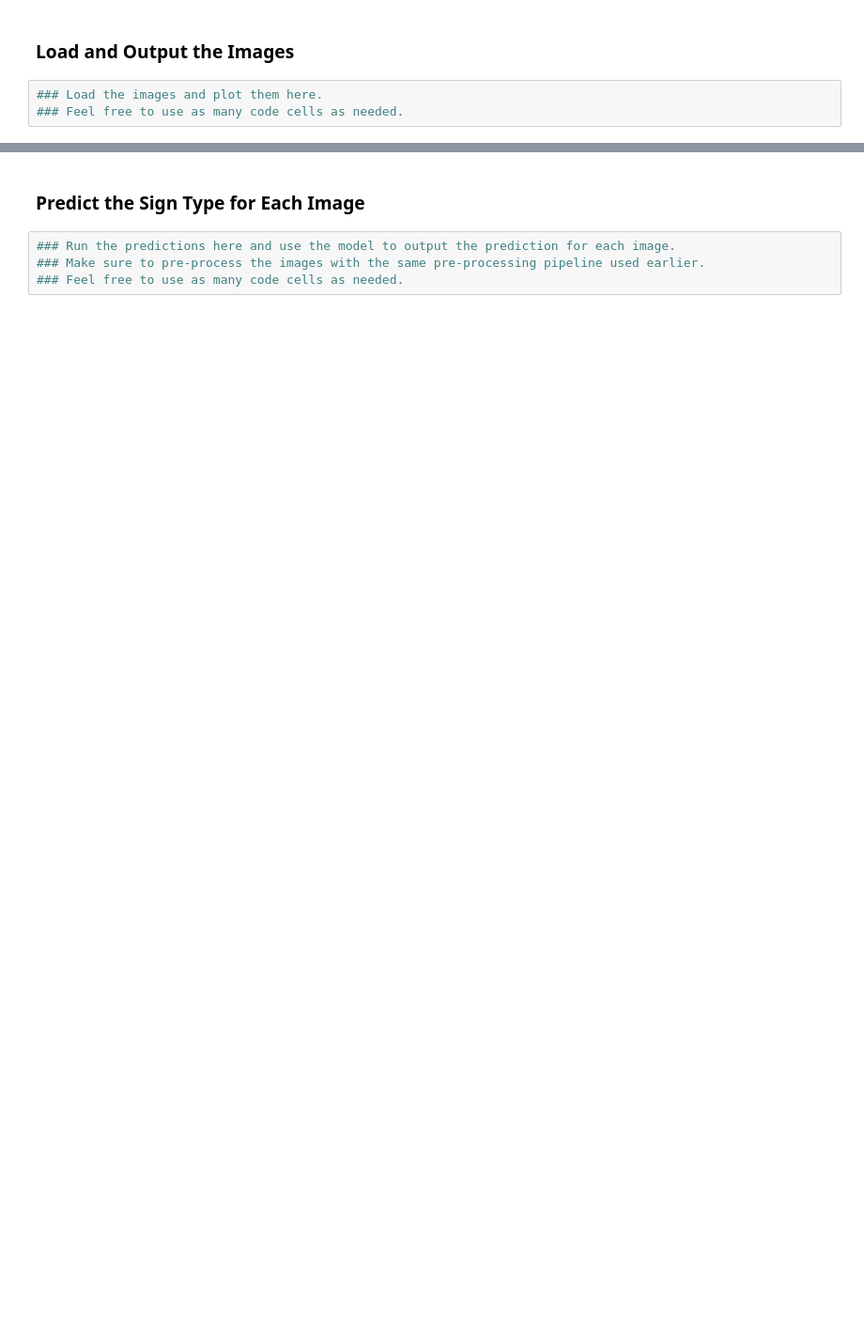
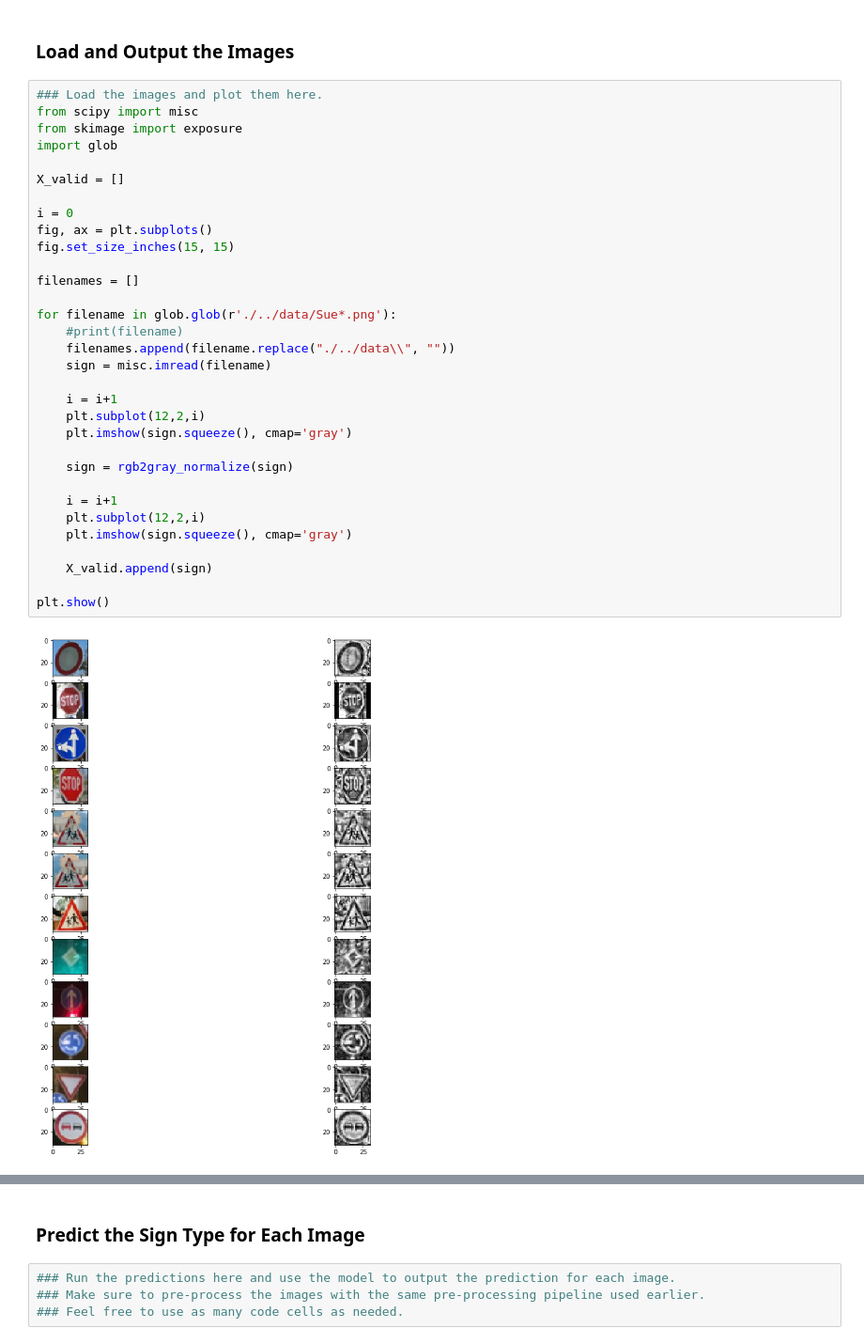
Before and after one commit to AntoniaSophia/CarND-Traffic-Sign-Classifier-Project, a Jupyter notebook: solution/Traffic_Sign_Classifier.ipynb, the cells around one changed output, grey strips where cells are left out. Shown at 94% size. Saved outputs shown, nothing was run; the diff lists cells and outputs as text; blank space fills up the shorter version.

```diff
--- a/solution/Traffic_Sign_Classifier.ipynb
+++ b/solution/Traffic_Sign_Classifier.ipynb
@@ -182,5 +562,36 @@ You may find `signnames.csv` useful as it contains mappings from the class id (i
 # %% [markdown]
 ### Load and Output the Images
-# %%
-### Load the images and plot them here.
-### Feel free to use as many code cells as needed.
+# %%
+### Load the images and plot them here.
+from scipy import misc
+from skimage import exposure
+import glob
+
+X_valid = []
+
+i = 0
+fig, ax = plt.subplots()
+fig.set_size_inches(15, 15)
+
+filenames = []
+
+for filename in glob.glob(r'./../data/Sue*.png'):
+    #print(filename)
+    filenames.append(filename.replace("./../data\\", ""))
+    sign = misc.imread(filename)
+
+    i = i+1
+    plt.subplot(12,2,i)
+    plt.imshow(sign.squeeze(), cmap='gray')
+
+    sign = rgb2gray_normalize(sign)
+
+    i = i+1
+    plt.subplot(12,2,i)
+    plt.imshow(sign.squeeze(), cmap='gray')
+
+    X_valid.append(sign)
+
+plt.show()
+# %% [output]
+[figure, added]
```
Also changed, not shown: parts of 22 cells of this notebook, 9 other files.
